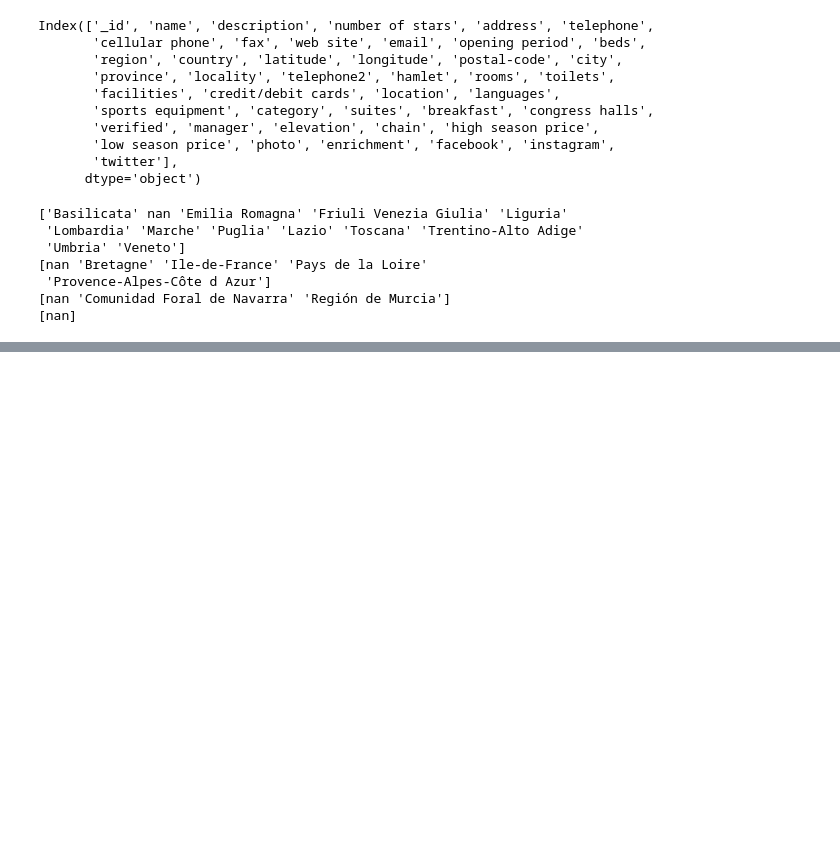
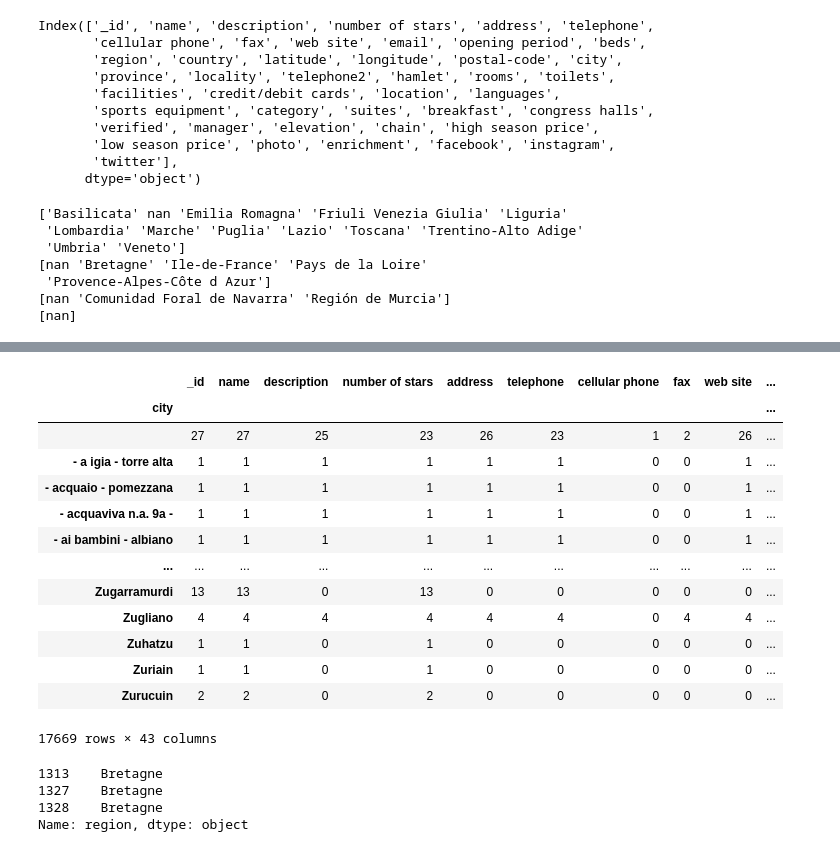
Before and after one commit to alod83/papers, a Jupyter notebook: tourpedia2/Analyse Accommodations.ipynb, the cells around one changed output, grey strips where cells are left out. Saved outputs shown, nothing was run; the diff lists cells and outputs as text; code cells hidden in the pictures; blank space fills up the shorter version.

```diff
--- a/tourpedia2/Analyse Accommodations.ipynb
+++ b/tourpedia2/Analyse Accommodations.ipynb
@@ -133,0 +144,24 @@ for country in countries:
+# %%
+df.groupby(by='city').count()
+# %% [output]
+|  | _id | name | description | number of stars | address | telephone | cellular phone | fax | web site | ... |
+| city |  |  |  |  |  |  |  |  |  | ... |
+|  | 27 | 27 | 25 | 23 | 26 | 23 | 1 | 2 | 26 | ... |
+| - a igia - torre alta | 1 | 1 | 1 | 1 | 1 | 1 | 0 | 0 | 1 | ... |
+| - acquaio - pomezzana | 1 | 1 | 1 | 1 | 1 | 1 | 0 | 0 | 1 | ... |
+| - acquaviva n.a. 9a - | 1 | 1 | 1 | 1 | 1 | 1 | 0 | 0 | 1 | ... |
+| - ai bambini - albiano | 1 | 1 | 1 | 1 | 1 | 1 | 0 | 0 | 1 | ... |
+| ... | ... | ... | ... | ... | ... | ... | ... | ... | ... | ... |
+| Zugarramurdi | 13 | 13 | 0 | 13 | 0 | 0 | 0 | 0 | 0 | ... |
+| Zugliano | 4 | 4 | 4 | 4 | 4 | 4 | 0 | 4 | 4 | ... |
+| Zuhatzu | 1 | 1 | 0 | 1 | 0 | 0 | 0 | 0 | 0 | ... |
+| Zuriain | 1 | 1 | 0 | 1 | 0 | 0 | 0 | 0 | 0 | ... |
+| Zurucuin | 2 | 2 | 0 | 2 | 0 | 0 | 0 | 0 | 0 | ... |
+17669 rows × 43 columns
+# %%
+df[df['city'] == 'Vannes'].region
+# %% [output]
+1313    Bretagne
+1327    Bretagne
+1328    Bretagne
+Name: region, dtype: object
```
Also changed, not shown: parts of 35 cells of this notebook, 3 other files.
